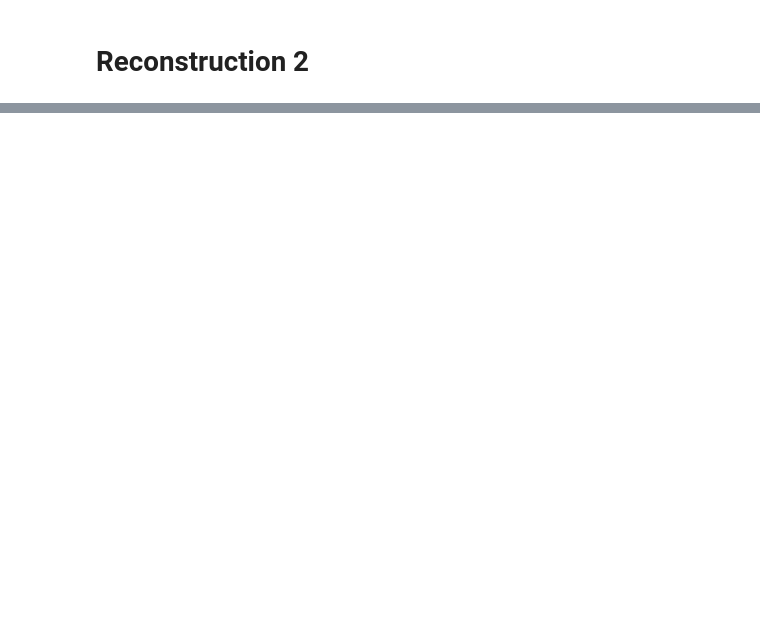
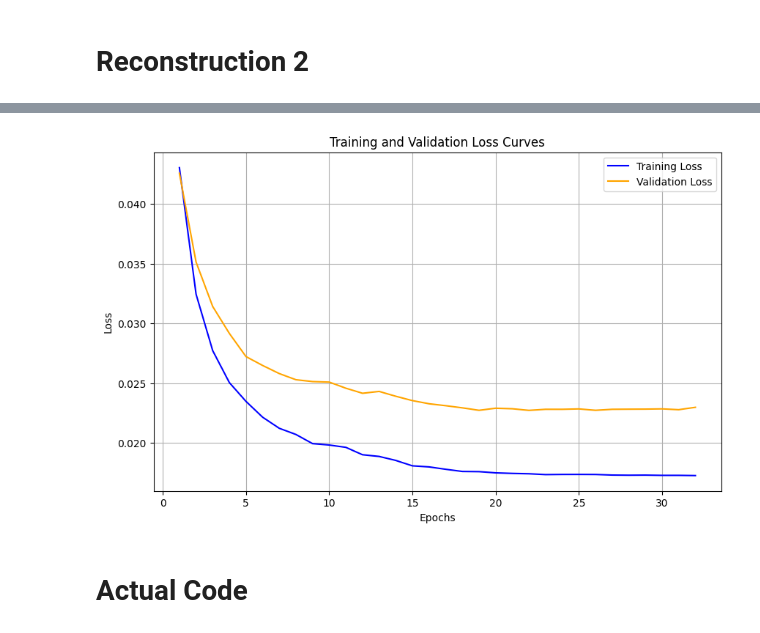
Before and after one commit to cverghes/STAT940_Project, a Jupyter notebook: Pooja_test.ipynb, the cells around one changed output, grey strips where cells are left out. Drawn from its saved outputs; the diff is of its cells as text; code cells hidden in the pictures; blank space fills up the shorter version.

```diff
--- a/Pooja_test.ipynb
+++ b/Pooja_test.ipynb
@@ -1068,6 +1006,7 @@ import os
 import json
 import re
 from dataclasses import dataclass
+import sympy
 
 # Define a function to tokenize a formula
 def tokenize_formula(formula):
@@ -1331,7 +1270,7 @@ if __name__ == "__main__":
 
     # Calculate sequence length based on the 95th percentile of formula lengths
     val_formula_lengths = [len(tokens) for tokens in val_tokenized_formulas]
-    val_seq_len = int(np.percentile(val_formula_lengths, 95))  # Use 95th percentile
+    val_seq_len = int(np.percentile(val_formula_lengths, 100))  # Use 95th percentile
 
     # Pad or truncate sequences to seq_len, adding EOS token last
     val_token_sequences = [
@@ -1540,4 +1479,7 @@ Epoch [15/1000], Loss: 0.0185, Val Loss: 0.0480
 Early stopping triggered. Restoring best model...
+[figure, added]
+# %% [markdown]
+# Actual Code
 # %%
 import torch
 import torch.nn as nn
```
Also changed, not shown: parts of 9 cells of this notebook, 3 other files.
